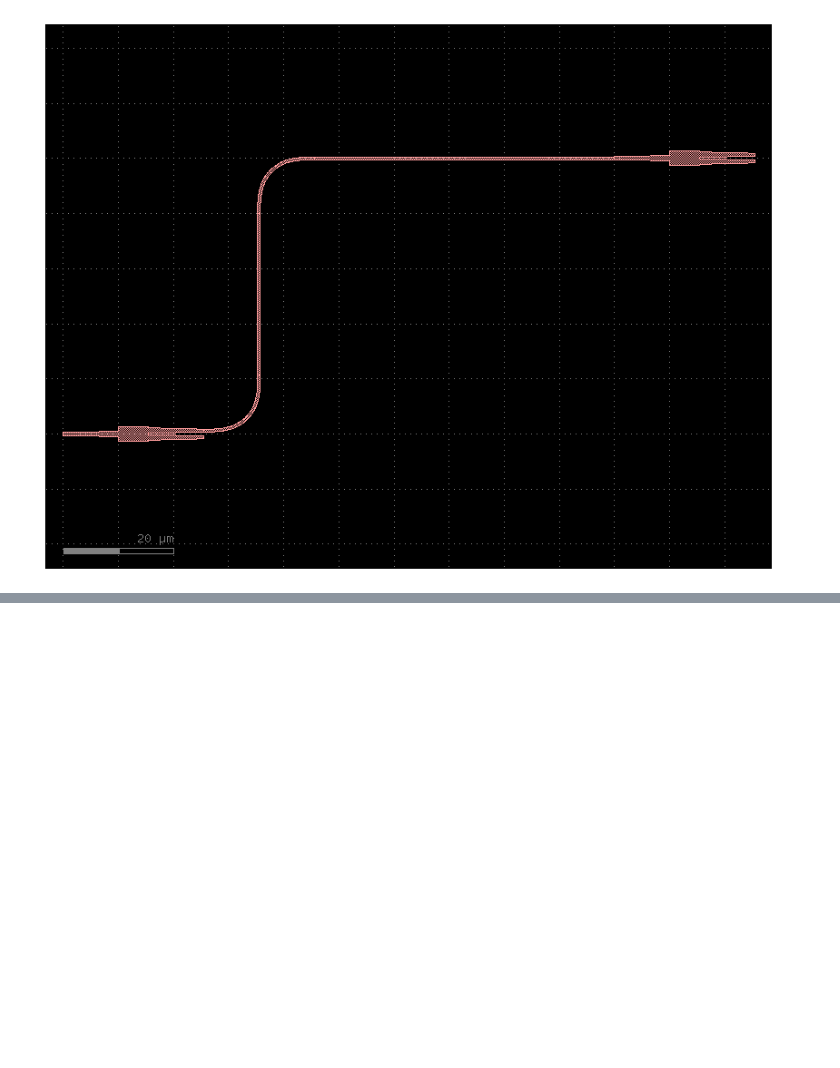
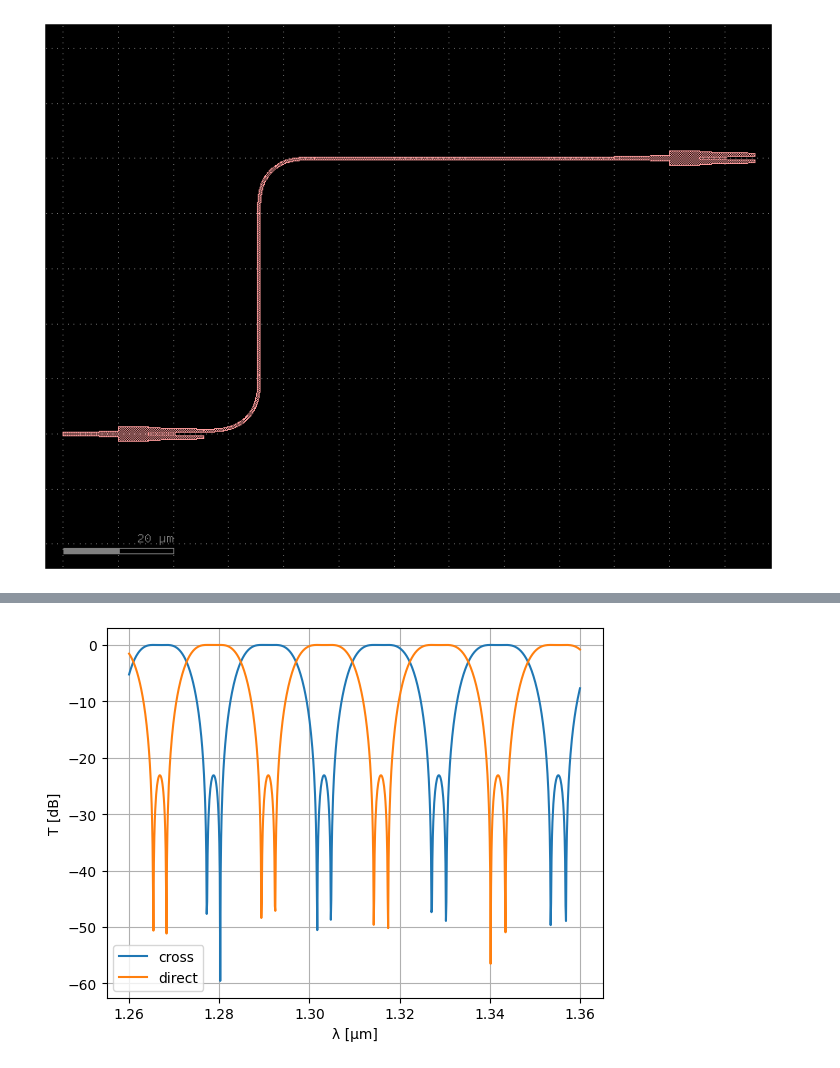
Before and after one commit to juanferv/PICUPVMASTER_juanferv, a Jupyter notebook: test_gdsfactory.ipynb, the cells around one changed output, grey strips where cells are left out. Saved outputs shown, nothing was run; the diff lists cells and outputs as text; code cells hidden in the pictures; blank space fills up the shorter version.

```diff
--- a/test_gdsfactory.ipynb
+++ b/test_gdsfactory.ipynb
@@ -187,5 +478,6 @@ mzi
 # %%
-def mmi2x2_5050():
+def model_mmi2x2_5050(wl=1.31) -> sax.SDict:
+    # cross power splitting ratio is 0.5 and the direct is 0.5
     S = {
         ("o1", "o3"): 0.5**0.5,
         ("o1", "o4"): 1j * 0.5**0.5,
@@ -194,24 +486,22 @@ def mmi2x2_5050():
     }
     return sax.reciprocal(S)
 # %%
-def mmi2x2_7129():
+def model_mmi2x2_7129(wl=1.31)-> sax.SDict:
+    # cross power splitting ratio is 0.29 and the direct is 0.71
     S = {
-        ("o1", "o3"): 0.71**0.5,
-        ("o1", "o4"): 1j * 0.29**0.5,
-        ("o2", "o3"): 1j * 0.29**0.5,
-        ("o2", "o4"): 0.71**0.5,
+        ("o1", "o3"): 0.29**0.5,
+        ("o1", "o4"): 1j * 0.71**0.5,
+        ("o2", "o3"): 1j * 0.71**0.5,
+        ("o2", "o4"): 0.29**0.5,
     }
     return sax.reciprocal(S)
 # %%
-def mmi2x2_9208():
+def model_mmi2x2_9208(wl=1.31)-> sax.SDict:
+    # cross power splitting ratio is 0.08 and the direct is 0.92
     S = {
-        ("o1", "o3"): 0.92**0.5,
-        ("o1", "o4"): 1j * 0.08**0.5,
-        ("o2", "o3"): 1j * 0.08**0.5,
-        ("o2", "o4"): 0.92**0.5,
+        ("o1", "o3"): 0.08**0.5,
+        ("o1", "o4"): 1j * 0.92**0.5,
+        ("o2", "o3"): 1j * 0.92**0.5,
+        ("o2", "o4"): 0.08**0.5,
     }
     return sax.reciprocal(S)
-# %%
-def straight(length=10.0, width=0.5):
-    S = {("o1", "o2"): 1.0}  # we'll improve this model later!
-    return sax.reciprocal(S)
@@ -253,0 +598,12 @@ mzi1, _ = sax.circuit(mzi.get_netlist(recursive=True), models=models)
+# %%
+wls = jnp.linspace(1.26, 1.36, 1000)
+S = mzi1(wl=wls)
+plt.plot(wls, 10*np.log10(abs(S["o1", "o3"]) ** 2))
+plt.plot(wls, 10*np.log10(abs(S["o1", "o4"]) ** 2))
+# plt.ylim(-0.05, 1.05)
+plt.xlabel("λ [μm]")
+plt.ylabel("T [dB]")
+plt.legend(["cross", "direct"])
+plt.grid(True)
+plt.show()
+# %% [output]
@@ -253,0 +611 @@ mzi1, _ = sax.circuit(mzi.get_netlist(recursive=True), models=models)
+[figure, added]
```
Also changed, not shown: parts of 12 cells of this notebook.
